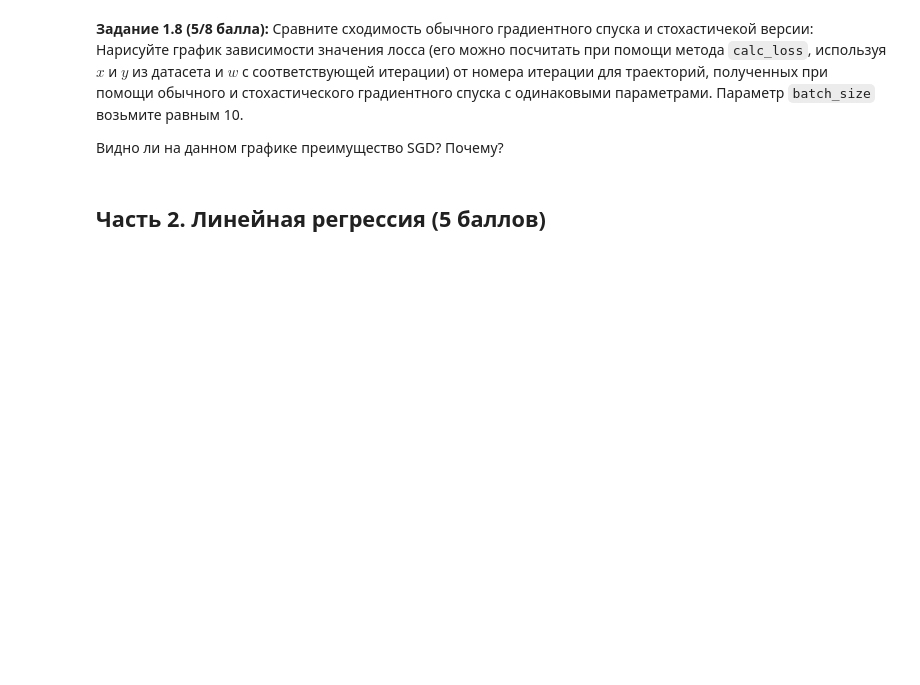
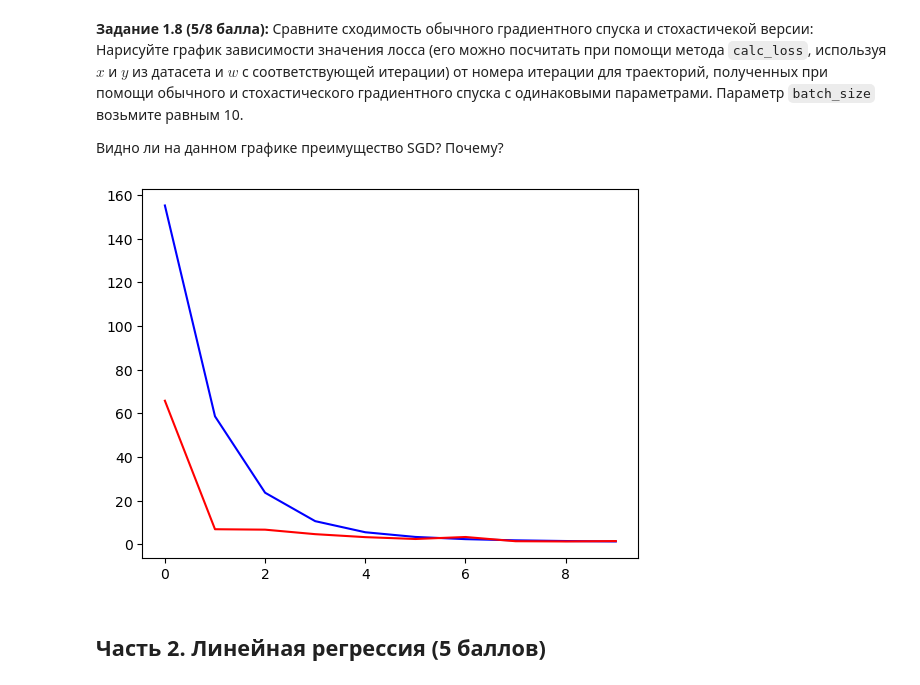
Before and after one commit to Makar0nkin/hse_ml_2023, a Jupyter notebook: homeworks/hw05-grad/hw05_gd.ipynb, the cells around one changed output. Cells and saved outputs as stored; diff of their text form; code cells hidden in the pictures; blank space fills up the shorter version.

```diff
--- a/homeworks/hw05-grad/hw05_gd.ipynb
+++ b/homeworks/hw05-grad/hw05_gd.ipynb
@@ -207,6 +207,9 @@ X *= (np.arange(n_features) * 2 + 1)[np.newaxis, :]
 y = X.dot(w_true) + np.random.normal(0, 1, (n_objects))
 w_init = np.random.uniform(-2, 2, (n_features))
 
+X_cpy = X.copy()
+y_cpy = y.copy()
+
 print(X.shape)
 print(y.shape)
 # %% [output]
@@ -413,3 +441,24 @@ def stochastic_gradient_descent(
+# %%
+X, y = X_cpy.copy(), y_cpy.copy()
+lr = 0.01
+batch_size = 10
+p = 0.1
+n_iterations = 1000
+loss: BaseLoss = MSELoss()
+w_list_gd = gradient_descent(w_init, X, y, loss, lr, n_iterations)
+w_list_sgd = stochastic_gradient_descent(w_init, X, y, loss, lr, batch_size, p, n_iterations)
+
+iterations = range(len(w_list_gd))
+gd_loss = [loss.calc_loss(X, y, ws) for ws in w_list_gd]
+sgd_loss = [loss.calc_loss(X, y, ws) for ws in w_list_sgd]
+
+top = 10
+fig, ax = plt.subplots()
+ax.plot(iterations[:top], gd_loss[:top], color='blue')
+ax.plot(iterations[:top], sgd_loss[:top], color='red')
+plt.show()
+# %% [output]
+[figure, added]
 # %% [markdown]
 ## Часть 2. Линейная регрессия (5 баллов)
 # %% [markdown]
```
Also changed, not shown: parts of 8 cells of this notebook, 1 other file.
